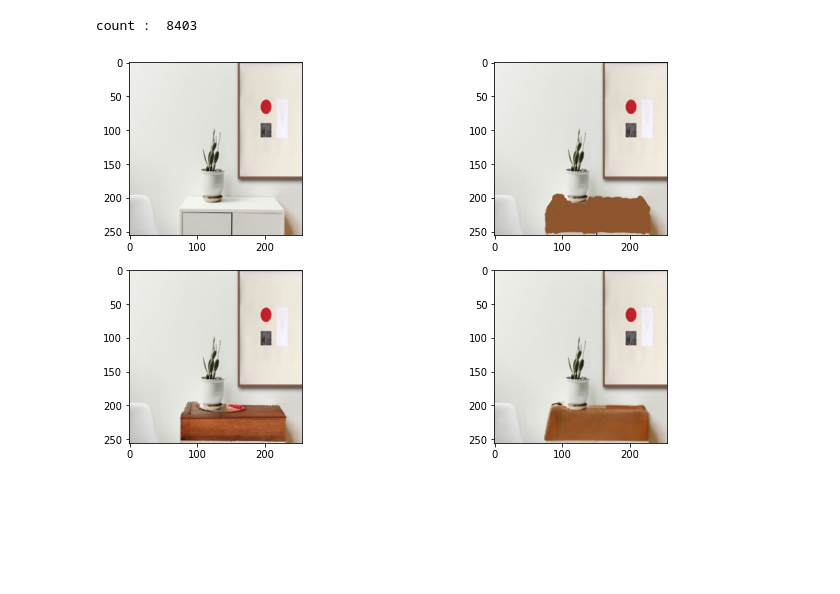
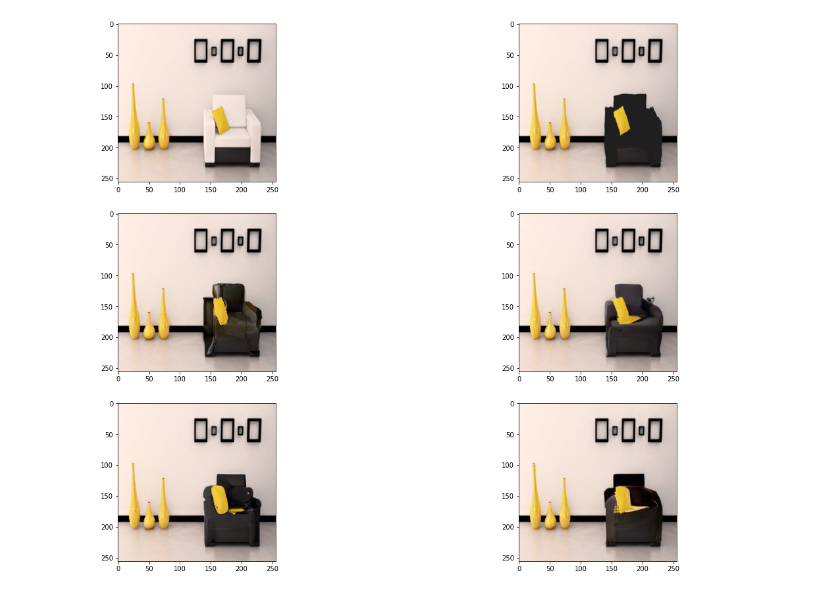
Before and after one commit to boostcampaitech3/final-project-level3-cv-02, a Jupyter notebook: recommend_picture.ipynb, the cells around one changed output. Drawn from its saved outputs; the diff is of its cells as text; code cells hidden in the pictures; blank space fills up the shorter version.

```diff
--- a/recommend_picture.ipynb
+++ b/recommend_picture.ipynb
@@ -62,7 +62,7 @@ def bfs(i, j,mask):
     else:
         return change_list, True
 # %%
-image_num='0044'
+image_num='0028'
 
 origin_path='/opt/ml/SDEdit/original_image/bedroom_original_' + image_num+'.png'
 sketch_path='/opt/ml/SDEdit/sketch_image/bedroom_sketch_'+ image_num+'.png'
@@ -114,7 +114,7 @@ for i in result:
     img = PIL.Image.open(img_path).resize((256, 256))
     img = to_tensor(img)
     img= img[:3, :, :]
-    img=np.array([[[float(j) for j in i[np_min[1]:np_max[1]]] for i in img_original_tensor[channel][np_min[0]:np_max[0]]] for channel in range(3)])
+    img=np.array([[[float(j) for j in i[np_min[1]:np_max[1]]] for i in img[channel][np_min[0]:np_max[0]]] for channel in range(3)])
     img=to_tensor(img)
     img=img.permute(1,2,0)
     img = torch.unsqueeze(img,0)
@@ -126,37 +126,39 @@ for i in result:
 
     #### 이미지 위에 색칠한 경우
     anw.append([i,float(model(img)[0][int(pred)])])
 
 
 
 # 이미지 불러오기
 
 img_original = PIL.Image.open(origin_path).resize((256, 256))
 img_original = to_tensor(img_original)
 img_original = img_original[:3, :, :]
 
 
 img_sketch = PIL.Image.open(sketch_path).resize((256, 256))
 img_sketch = to_tensor(img_sketch)
 img_sketch = img_sketch[:3, :, :]
 
 # 시각화
 
 import matplotlib.pyplot as plt
-fig=plt.figure(figsize=(12,7))
-ax=fig.add_subplot(2,2,1)
+fig=plt.figure(figsize=(20,15))
+ax=fig.add_subplot(3,2,1)
 ax.imshow(img_original.permute(1,2,0))
-ax=fig.add_subplot(2,2,2)
+ax=fig.add_subplot(3,2,2)
 ax.imshow(img_sketch.permute(1,2,0))
 
-for i, (ind,_ )in enumerate(sorted(anw,key=lambda x : x[1], reverse=True)[:2]):
+
+
+for i, (ind,_ )in enumerate(sorted(anw,key=lambda x : x[1], reverse=True)[:4]):
+
     change_path=path+str(ind)+'.png'
     img_original = PIL.Image.open(change_path).resize((256, 256))
     to_tensor = transforms.ToTensor()
     img_original_tensor = to_tensor(img_original)
     img = img_original_tensor[:3, :, :]
-    ax=fig.add_subplot(2,2,i+3)
+    ax=fig.add_subplot(3,2,i+3)
     ax.imshow(img.permute(1,2,0))
 # %% [output]
-count :  8403
-[figure, old version]
+[figure, new version]
```
